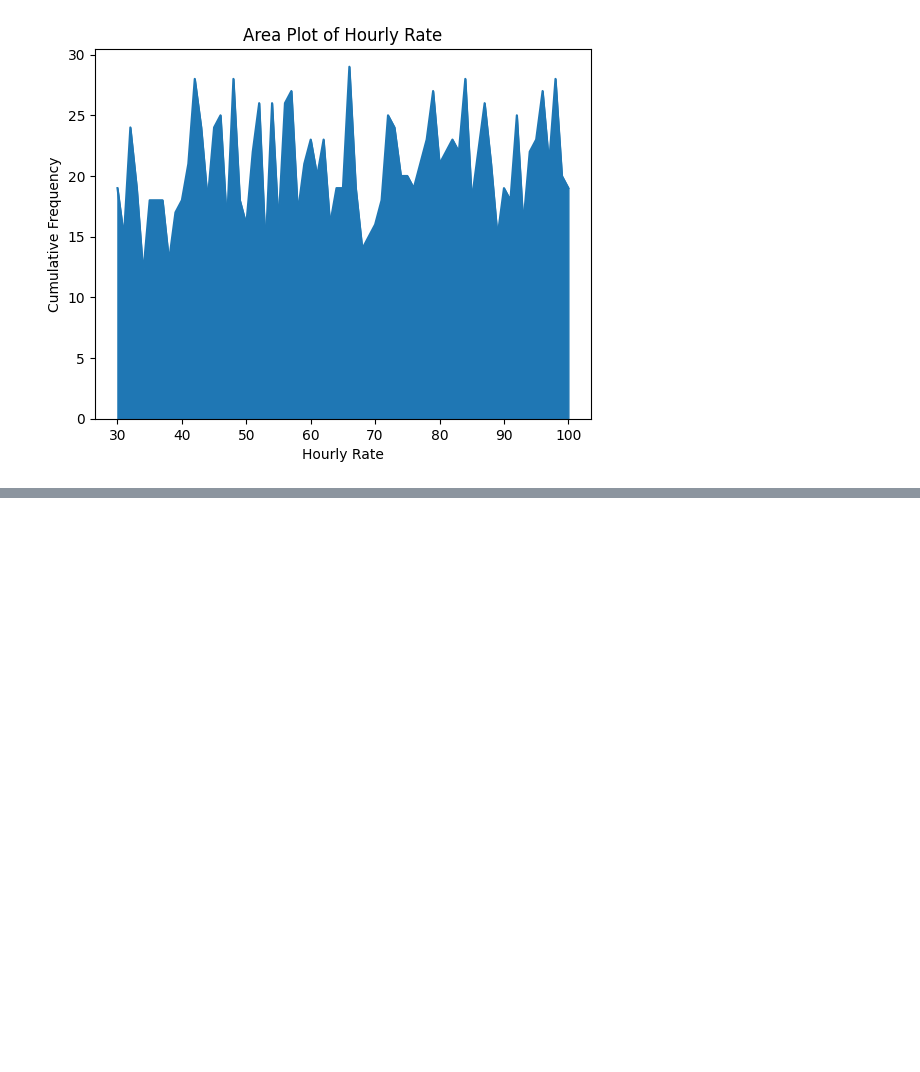
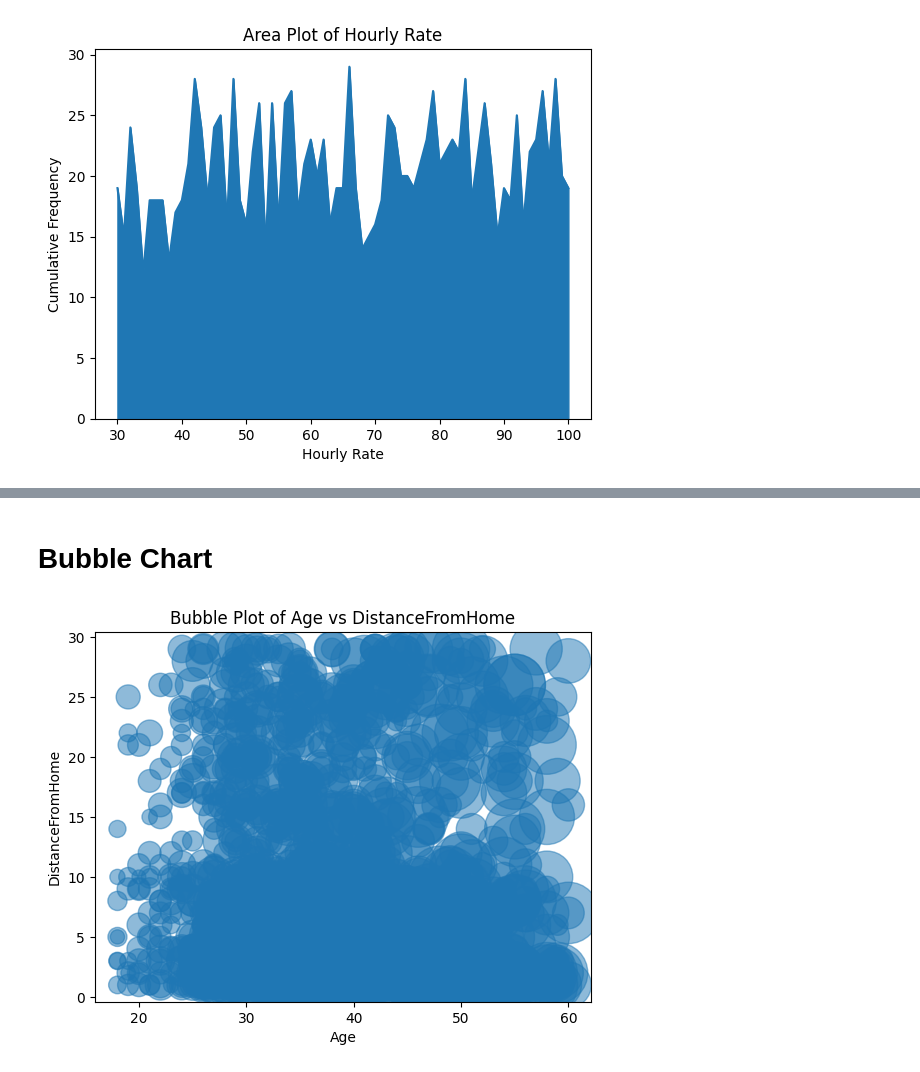
Before and after one commit to PrakulSmarty/EDA_Theory_03, a Jupyter notebook: Module4_21BDS0003.ipynb, the cells around one changed output, grey strips where cells are left out. Cells and saved outputs as stored; diff of their text form; code cells hidden in the pictures; blank space fills up the shorter version.

```diff
--- a/Module4_21BDS0003.ipynb
+++ b/Module4_21BDS0003.ipynb
@@ -210,0 +241,10 @@ plt.show()
+# %% [markdown]
+# Bubble Chart
+# %%
+plt.scatter(df['Age'], df['DistanceFromHome'], s=df['MonthlyIncome'] / 10, alpha=0.5)
+plt.title('Bubble Plot of Age vs DistanceFromHome')
+plt.xlabel('Age')
+plt.ylabel('DistanceFromHome')
+plt.show()
+# %% [output]
+[figure, added]
```
Also changed, not shown: parts of 10 cells of this notebook.
